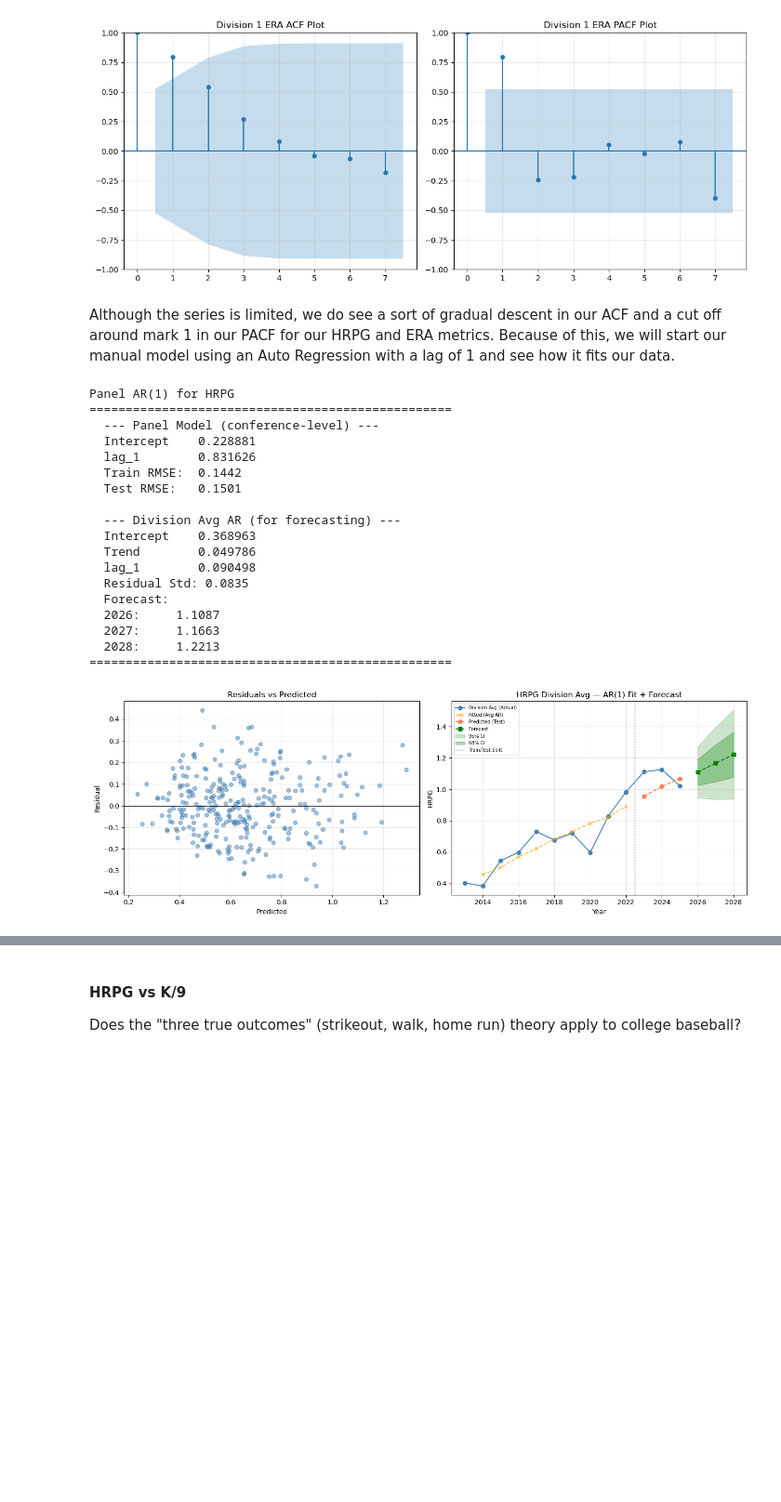
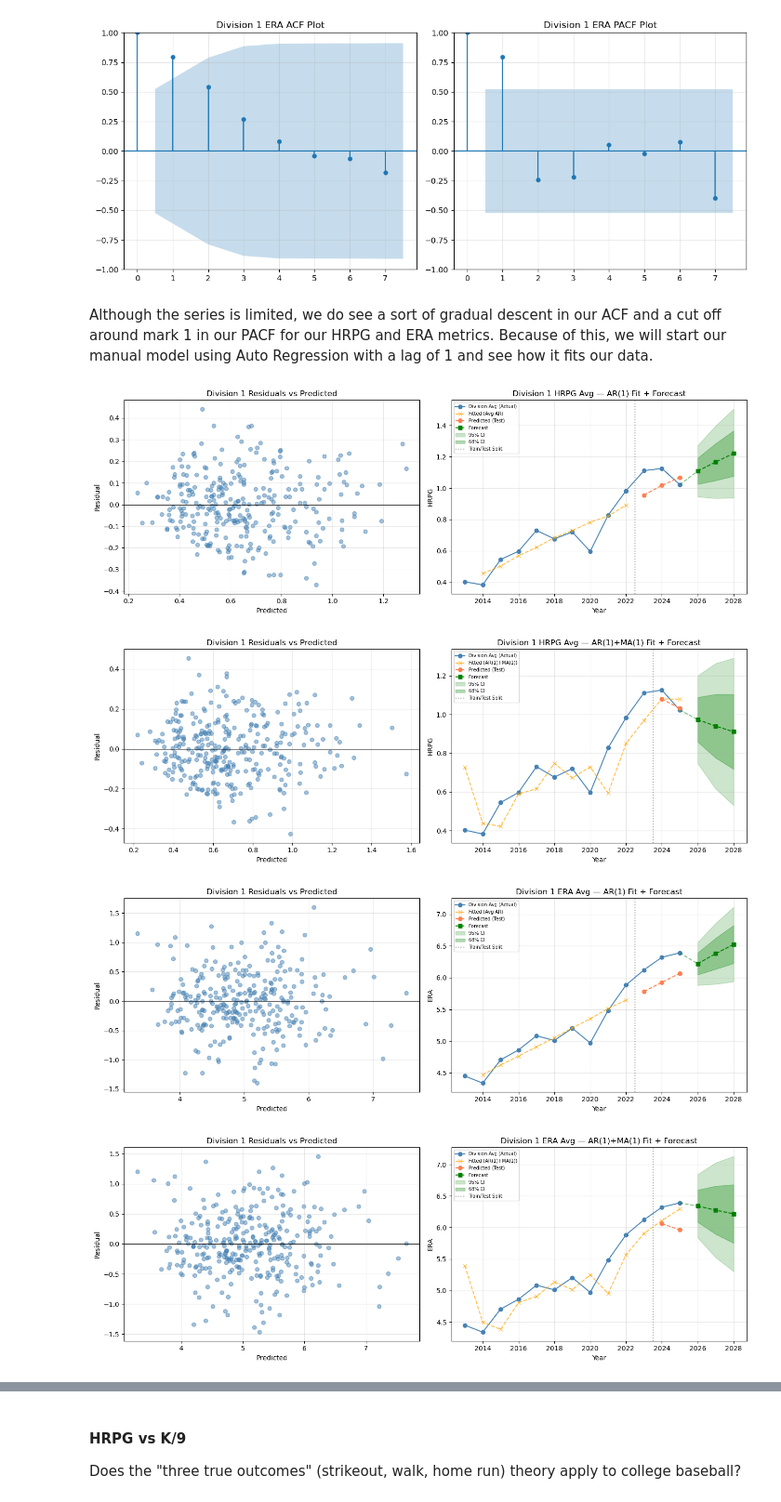
Before and after one commit to jeremym3817/DS4420-BiggsMarino-Final-Project, a Jupyter notebook: Jeremy Marino - DS4420 TimeSeries.ipynb, the cells around one changed output, grey strips where cells are left out. Shown at 93% size. Drawn from its saved outputs; the diff is of its cells as text; code cells hidden in the pictures; blank space fills up the shorter version.

Commit message:
ARIMA Model Implementation, Decided what to show

```diff
--- a/Jeremy Marino - DS4420 TimeSeries.ipynb
+++ b/Jeremy Marino - DS4420 TimeSeries.ipynb
@@ -447,7 +452,7 @@ sec_season_stats
 | K/9 | 7.442 | 7.057 | 7.014 | 7.993 | 8.421 | 8.707 | 8.757 | 9.407 | 10.721 | 10.050 | ... |
 | K/BB | 2.567 | 2.233 | 2.274 | 2.343 | 2.520 | 2.477 | 2.416 | 2.559 | 3.308 | 2.764 | ... |
 # %%
-def build_panel(df, metric, lag=1):
+def build_panel(df, metric, lag=1, div=1):
     """
     Reshape conference DataFrame into a long-format panel with lagged features.
 
@@ -455,7 +460,7 @@ def build_panel(df, metric, lag=1):
         year | conference | value | lag_1 | lag_2 | ...
     """
     rows = []
-    for conf in DIV_1_CONFERENCES:
+    for conf in CONFERENCE_DICT[div]:
         cols = sorted(
             [c for c in df.columns if c.startswith(f'{conf}_')],
             key=lambda c: int(c.split('_')[-1])
@@ -683,28 +890,15 @@ get_acf_pacf(metric='ERA', metric_df=avg_metric_df, div=1)
 [figure]
 [figure]
 # %% [markdown]
-Although the series is limited, we do see a sort of gradual descent in our ACF and a cut off around mark 1 in our PACF for our HRPG and ERA metrics. Because of this, we will start our manual model using an Auto Regression with a lag of 1 and see how it fits our data.
+Although the series is limited, we do see a sort of gradual descent in our ACF and a cut off around mark 1 in our PACF for our HRPG and ERA metrics. Because of this, we will start our manual model using Auto Regression with a lag of 1 and see how it fits our data.
 # %%
-panel, coeffs, avg_coeffs, results = panel_ar(divison_1_df, 'HRPG', lag=1, test_years=3, forecast_years=3, display_stats=True, visualizations=True)
-#panel, coeffs, avg_coeffs, results = panel_ar(divison_2_df, 'HRPG', lag=1, test_years=3, forecast_years=3, display_stats=False, visualizations=True)
-#panel, coeffs, avg_coeffs, results = panel_ar(divison_3_df, 'HRPG', lag=1, test_years=3, forecast_years=3, display_stats=False, visualizations=True)
+ar_HRPG_div1 = list(panel_ar(divison_1_df, 'HRPG', div=1, lag=1, test_years=3, forecast_years=3, display_stats=False, visualizations=True))
+arima_HRPG_div1 = list(panel_ma(divison_1_df, 'HRPG', div=1, order=(1,0,1), display_stats=False, visualizations=True))
+
+ar_ERA_div1 = list(panel_ar(divison_1_df, 'ERA', div=1, lag=1, test_years=3, forecast_years=3, display_stats=False, visualizations=True))
+arima_ERA_div1 = list(panel_ma(divison_1_df, 'ERA', div=1, order=(1,0,1), display_stats=False, visualizations=True))
 # %% [output]
-Panel AR(1) for HRPG
-==================================================
-  --- Panel Model (conference-level) ---
-  Intercept    0.228881
-  lag_1        0.831626
-  Train RMSE:  0.1442
-  Test RMSE:   0.1501
-
-  --- Division Avg AR (for forecasting) ---
-  Intercept    0.368963
-  Trend        0.049786
-  lag_1        0.090498
-  Residual Std: 0.0835
-  Forecast:
-  2026:     1.1087
-  2027:     1.1663
-  2028:     1.2213
-==================================================
-[figure, old version]
+[figure, new version]
+[figure, added]
+[figure, added]
+[figure, added]
```
Also changed, not shown: parts of 16 cells of this notebook.
